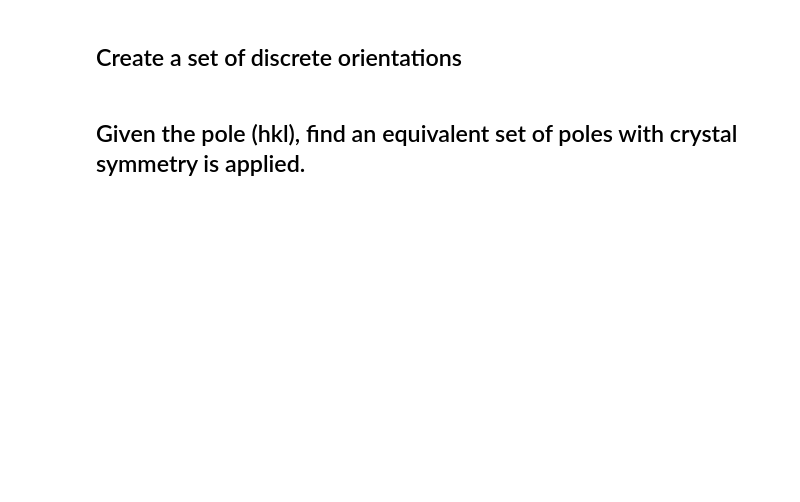
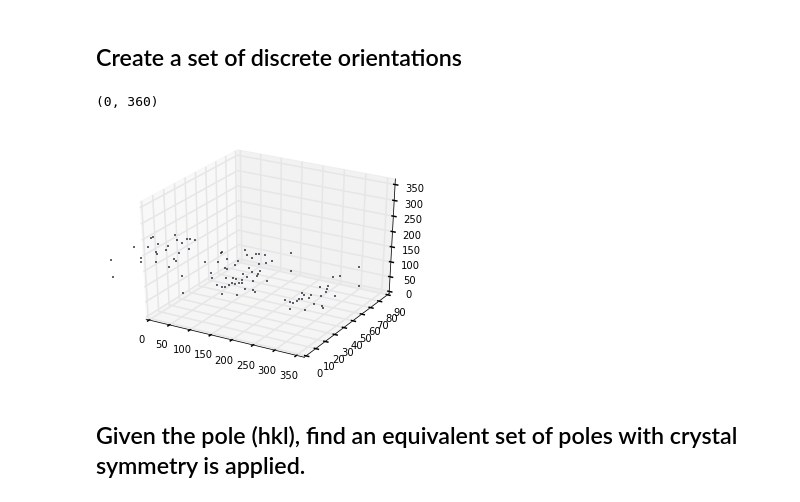
Before and after one commit to usnistgov/texture, a Jupyter notebook: ipynb/UPF_Algorithm.ipynb, the cells around one changed output. Cells and saved outputs as stored; diff of their text form; code cells hidden in the pictures; blank space fills up the shorter version.

```diff
--- a/ipynb/UPF_Algorithm.ipynb
+++ b/ipynb/UPF_Algorithm.ipynb
@@ -39,21 +57,26 @@ def sph2cart(theta, phi, r=1):
 ## Create a set of discrete orientations
 # %%
 #grains=cmb.random(phi1=360,phi=90,phi2=360,ngrain=1000)
-grains=np.loadtxt('/Users/yj/repo/vpsc/vpsc-dev-fld/mat/bcc/gamma_fib_ngr00100_sigma015.cmb',skiprows=4)
-#grains=np.loadtxt('/Users/yj/repo/vpsc/vpsc-dev-fld/examples/ex15_FLD/dat/B_ST_02000.cmb',skiprows=4)
+#grains=np.loadtxt('/Users/yj/repo/vpsc/vpsc-dev-fld/mat/bcc/gamma_fib_ngr00100_sigma015.cmb',skiprows=4)
+grains=np.loadtxt('/Users/yj/repo/vpsc/vpsc-dev-fld/examples/ex15_FLD/dat/B_ST_00100.cmb',skiprows=4)
 
 
+
+#grains=np.loadtxt('/Users/yj/repo/vpsc/vpsc-dev-fld/examples/ex15_FLD/dat/B_ST_02000.cmb',skiprows=4)
 
 fig = plt.figure()
 ax = fig.add_subplot(111, projection='3d')
 
 for i in xrange(len(grains)):
     ph1,ph,ph2=grains[i][:3]
     ax.scatter(ph1,ph,ph2,'.',s=0.5)
 
 ax.set_xlim(0,360)
 ax.set_ylim(0,90)
 ax.set_zlim(0,360)
+# %% [output]
+(0, 360)
+[figure, added]
 # %% [markdown]
 ## Given the pole (hkl), find an equivalent set of poles with crystal symmetry is applied.
 # %%
```
Also changed, not shown: parts of 13 cells of this notebook, 3 other files.
